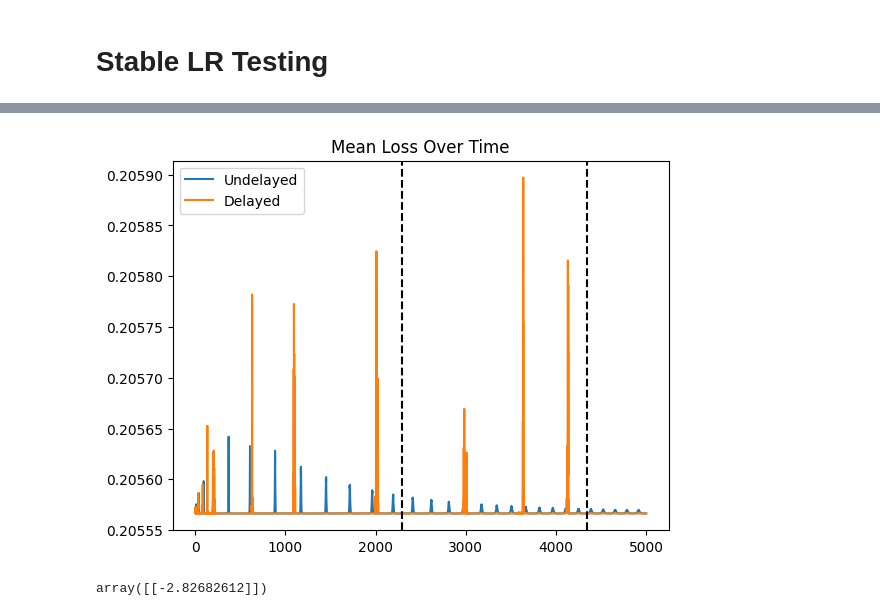
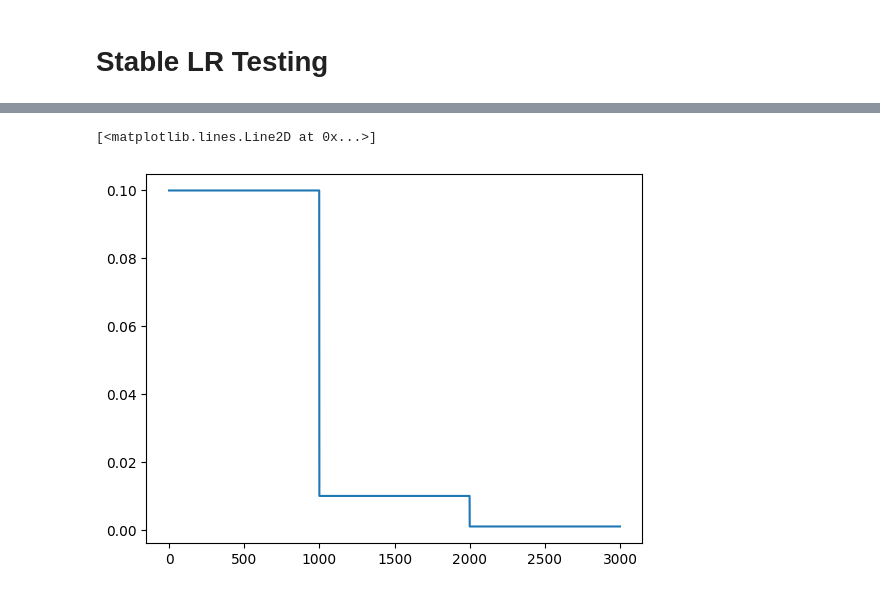
Before and after one commit to ebensonm/delay-optimizer, a Jupyter notebook: DelayEffects/stability.ipynb, the cells around one changed output, grey strips where cells are left out. Cells and saved outputs as stored; diff of their text form; code cells hidden in the pictures.

```diff
--- a/DelayEffects/stability.ipynb
+++ b/DelayEffects/stability.ipynb
@@ -422,9 +419,12 @@ run_plot(lr_params, logscale=False)
-# %%
-# stable_handler.load_points(np.random.uniform(-3, 3, (1,1)))
-run_plot(lr_params, logscale=False)
-# %% [output]
-[figure, removed]
-# %%
-stable_handler.x_inits
-# %% [output]
-array([[-2.82682612]])
+# %%
+def custom_lr(lr_seq):
+    for lr, time in lr_seq:
+        for _ in range(time):
+            yield lr
+
+lr_seq = [(0.1, 1000), (0.01, 1000), (0.001, 1000)]
+lr = custom_lr(lr_seq)
+plt.plot([next(lr) for _ in range(3000)])
+# %% [output]
+[<matplotlib.lines.Line2D at 0x...>]
+[figure, added]
```
Also changed, not shown: parts of 14 cells of this notebook, 1 other file.
